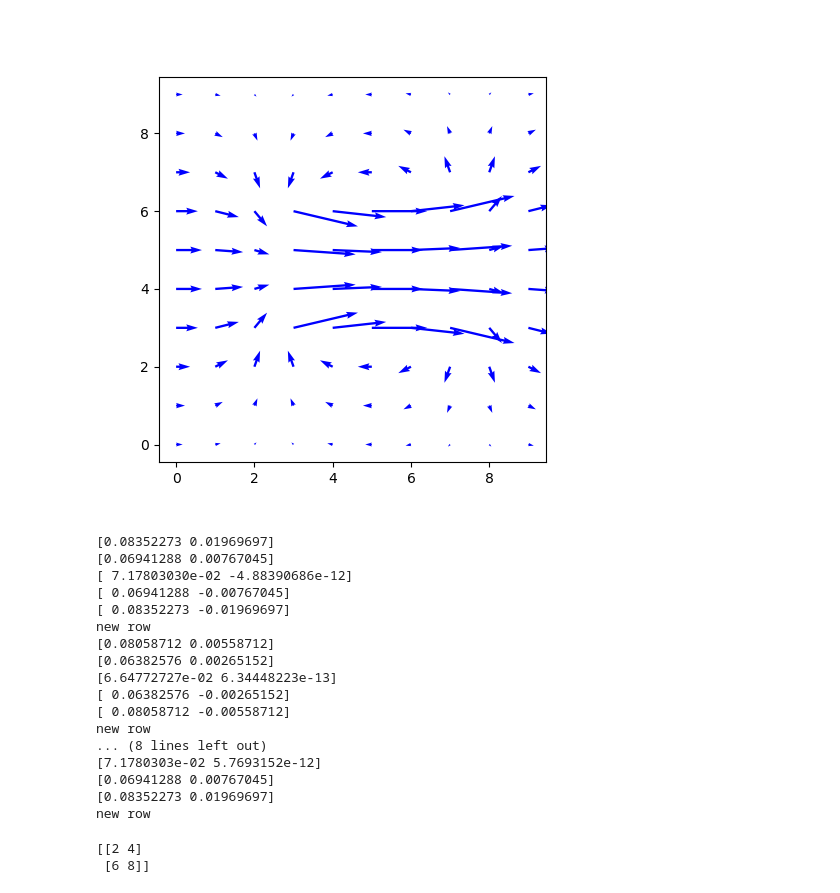
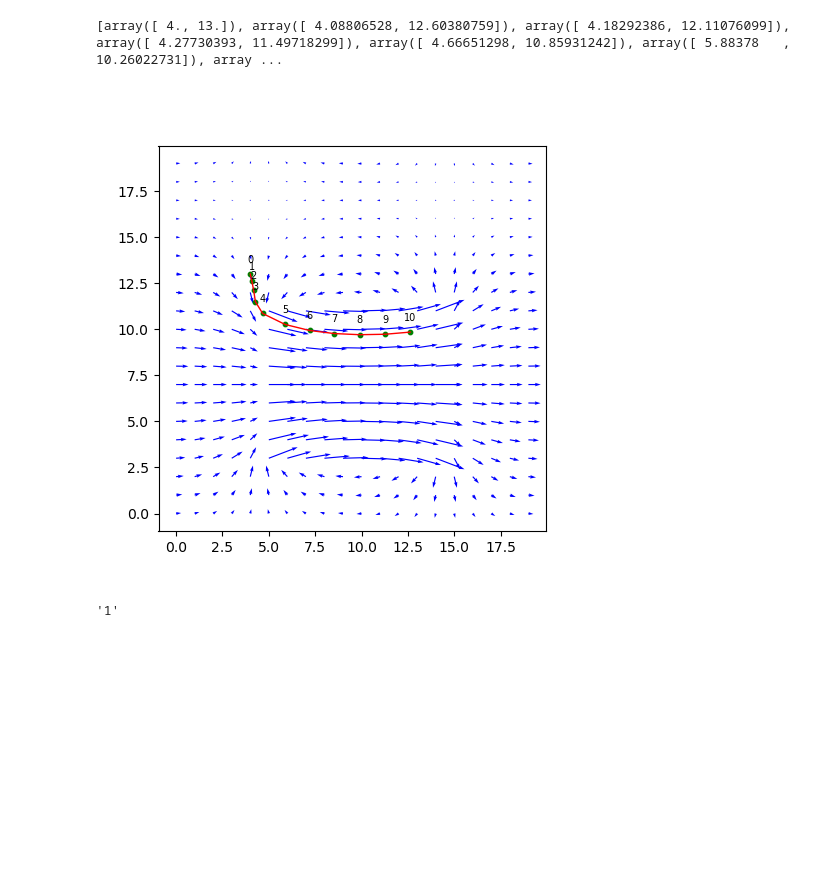
Before and after one commit to vladamakaric/navierstokes, a Jupyter notebook: experiments.ipynb, the cells around one changed output. Saved outputs shown, nothing was run; the diff lists cells and outputs as text; code cells hidden in the pictures; blank space fills up the shorter version.

Commit message:
Bilinear interpolation and streamlines.
Tools needed for the advection step.

```diff
--- a/experiments.ipynb
+++ b/experiments.ipynb
@@ -121,47 +100,37 @@ newW = w - gradP
 for cell in cells.flat:
     if isinstance(cell, navier_stokes.ObstacleInteriorCell):
         newW[cell.index] = [0, 0]
-
-fig, ax = plt.subplots(figsize=(5, 5))
-ax.quiver(X, Y, newW[:, :, 0], newW[:, :, 1], color="b")
-# ax.quiver(X, Y, U,V, color="r")
-plt.show()
-
-
-for j in range(3, 7):
-    for i in range(3,8):
-        # print(j,i)
-        print(newW[(j,i)])
-    print('new row')
-
-# print(newW)
-# %% [output]
-[figure, removed]
-[0.08352273 0.01969697]
-[0.06941288 0.00767045]
-[ 7.17803030e-02 -4.88390686e-12]
-[ 0.06941288 -0.00767045]
-[ 0.08352273 -0.01969697]
-new row
-[0.08058712 0.00558712]
-[0.06382576 0.00265152]
-[6.64772727e-02 6.34448223e-13]
-[ 0.06382576 -0.00265152]
-[ 0.08058712 -0.00558712]
-new row
-... (8 lines left out)
-[7.1780303e-02 5.7693152e-12]
-[0.06941288 0.00767045]
-[0.08352273 0.01969697]
-new row
-# %%
-a = np.array([
-    [[1,2], [3,4]],
-    [[5,6], [7,8]],
-])
-print(a[:,:,1])
-# print(a[:][:][3])
-# print(a)
-# %% [output]
-[[2 4]
- [6 8]]
+# %%
+# plt.plot([0,L], [-D1/2,-D2/2], color="red", linewidth=3)
+# plt.plot([0,0], [D1/2,-D1/2], color="red", linewidth=3)
+# plt.plot([L,L], [D2/2,-D2/2], color="red", linewidth=3)
+
+
+
+importlib.reload(navier_stokes)
+
+fig, ax = plt.subplots(figsize=(5, 5))
+ax.quiver(X, Y, newW[:, :, 0], newW[:, :, 1], color="b")
+
+steps = navier_stokes.streamline(pos=np.array([4,13],dtype=np.float64), dt=200, steps=10, vf=newW)
+print(steps)
+xysteps = np.array(steps).T
+plt.plot(xysteps[0], xysteps[1], color="red", linewidth=1)
+
+for i, point in enumerate(steps):
+    plt.text(point[0], point[1] + 0.5, str(i), fontsize=7, ha='center', va='bottom')
+    plt.scatter(point[0], point[1], color='green', s=10)  # s sets the marker size
+
+# Add text above the point
+# Adjust the y-value (here y + 0.2) to position the number above the point
+
+
+# ax.quiver(X, Y, U,V, color="r")
+plt.show()
+# %% [output]
+[array([ 4., 13.]), array([ 4.08806528, 12.60380759]), array([ 4.18292386, 12.11076099]), array([ 4.27730393, 11.49718299]), array([ 4.66651298, 10.85931242]), array([ 5.88378   , 10.26022731]), array ...
+[figure, added]
+# %%
+str(1)
+# %% [output]
+'1'
```
Also changed, not shown: parts of 3 cells of this notebook, 2 other files.
